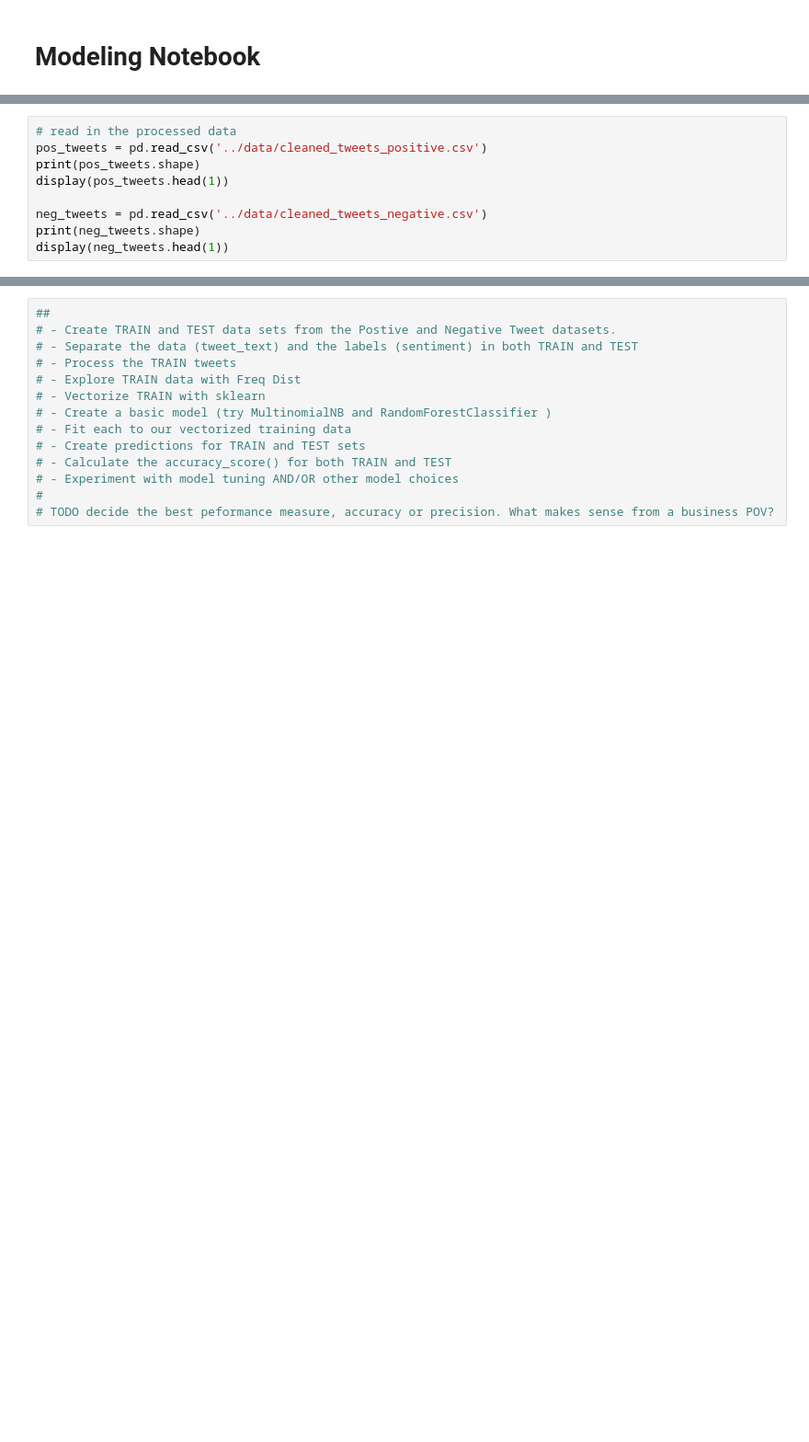
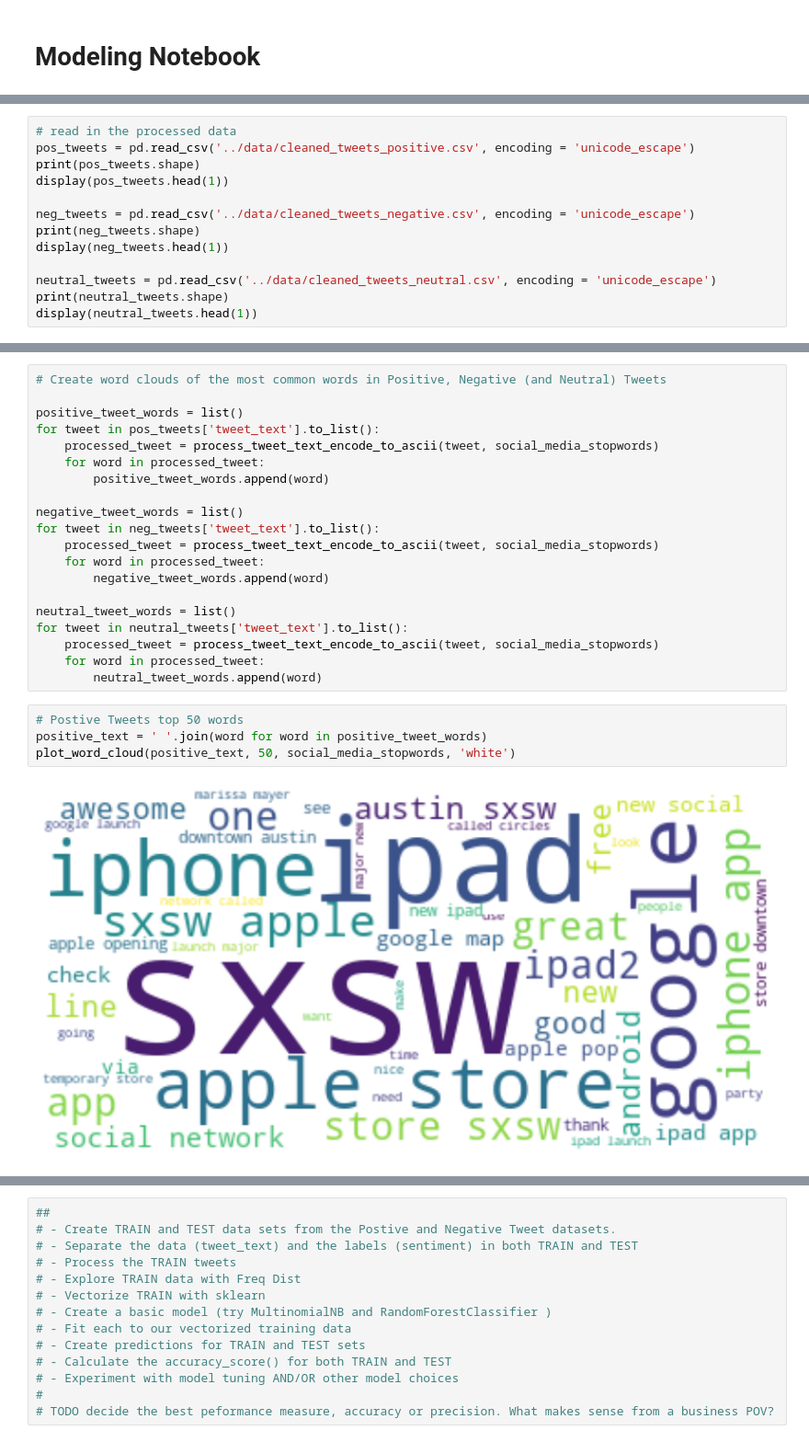
Before and after one commit to lspope/dsc-phase-4-project, a Jupyter notebook: notebooks/modeling.ipynb, the cells around one changed output, grey strips where cells are left out. Shown at 92% size. Cells and saved outputs as stored; diff of their text form; blank space fills up the shorter version.

```diff
--- a/notebooks/modeling.ipynb
+++ b/notebooks/modeling.ipynb
@@ -54,12 +111,16 @@ def process_tweet_text(tweet, stopwards_list):
 # %%
 # read in the processed data
-pos_tweets = pd.read_csv('../data/cleaned_tweets_positive.csv')
+pos_tweets = pd.read_csv('../data/cleaned_tweets_positive.csv', encoding = 'unicode_escape')
 print(pos_tweets.shape)
 display(pos_tweets.head(1))
 
-neg_tweets = pd.read_csv('../data/cleaned_tweets_negative.csv')
+neg_tweets = pd.read_csv('../data/cleaned_tweets_negative.csv', encoding = 'unicode_escape')
 print(neg_tweets.shape)
 display(neg_tweets.head(1))
+
+neutral_tweets = pd.read_csv('../data/cleaned_tweets_neutral.csv', encoding = 'unicode_escape')
+print(neutral_tweets.shape)
+display(neutral_tweets.head(1))
 # %% [output]
 (2861, 7)
 |  | id | tweet_text | labeled_brand_or_product | detected_emotion | sentiment | brand | tweet_char_count |
@@ -91,0 +137,26 @@ plt.show()
+# %%
+# Create word clouds of the most common words in Positive, Negative (and Neutral) Tweets
+
+positive_tweet_words = list()
+for tweet in pos_tweets['tweet_text'].to_list():
+    processed_tweet = process_tweet_text_encode_to_ascii(tweet, social_media_stopwords)
+    for word in processed_tweet:
+        positive_tweet_words.append(word)
+
+negative_tweet_words = list()
+for tweet in neg_tweets['tweet_text'].to_list():
+    processed_tweet = process_tweet_text_encode_to_ascii(tweet, social_media_stopwords)
+    for word in processed_tweet:
+        negative_tweet_words.append(word)
+
+neutral_tweet_words = list()
+for tweet in neutral_tweets['tweet_text'].to_list():
+    processed_tweet = process_tweet_text_encode_to_ascii(tweet, social_media_stopwords)
+    for word in processed_tweet:
+        neutral_tweet_words.append(word)
+# %%
+# Postive Tweets top 50 words
+positive_text = ' '.join(word for word in positive_tweet_words)
+plot_word_cloud(positive_text, 50, social_media_stopwords, 'white')
+# %% [output]
+[figure, added]
```
Also changed, not shown: parts of 20 cells of this notebook, 11 other files.
